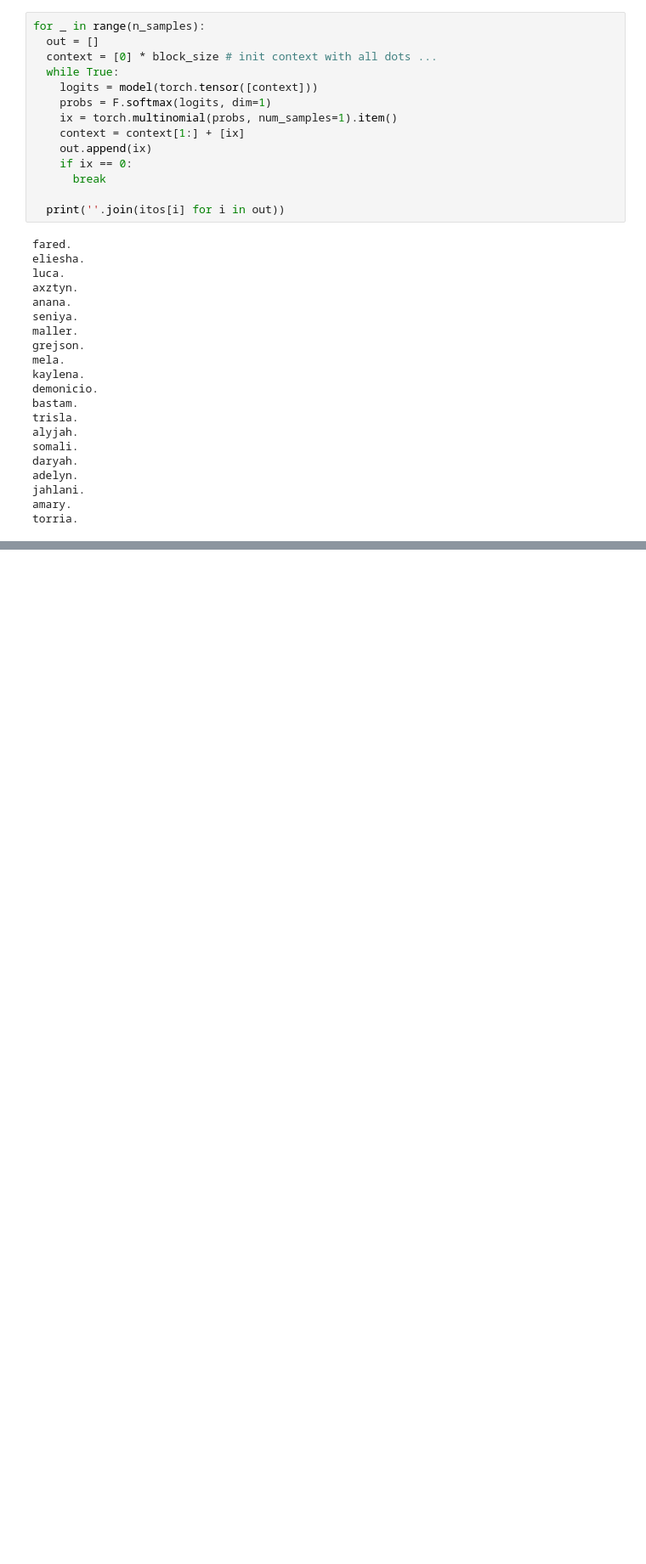
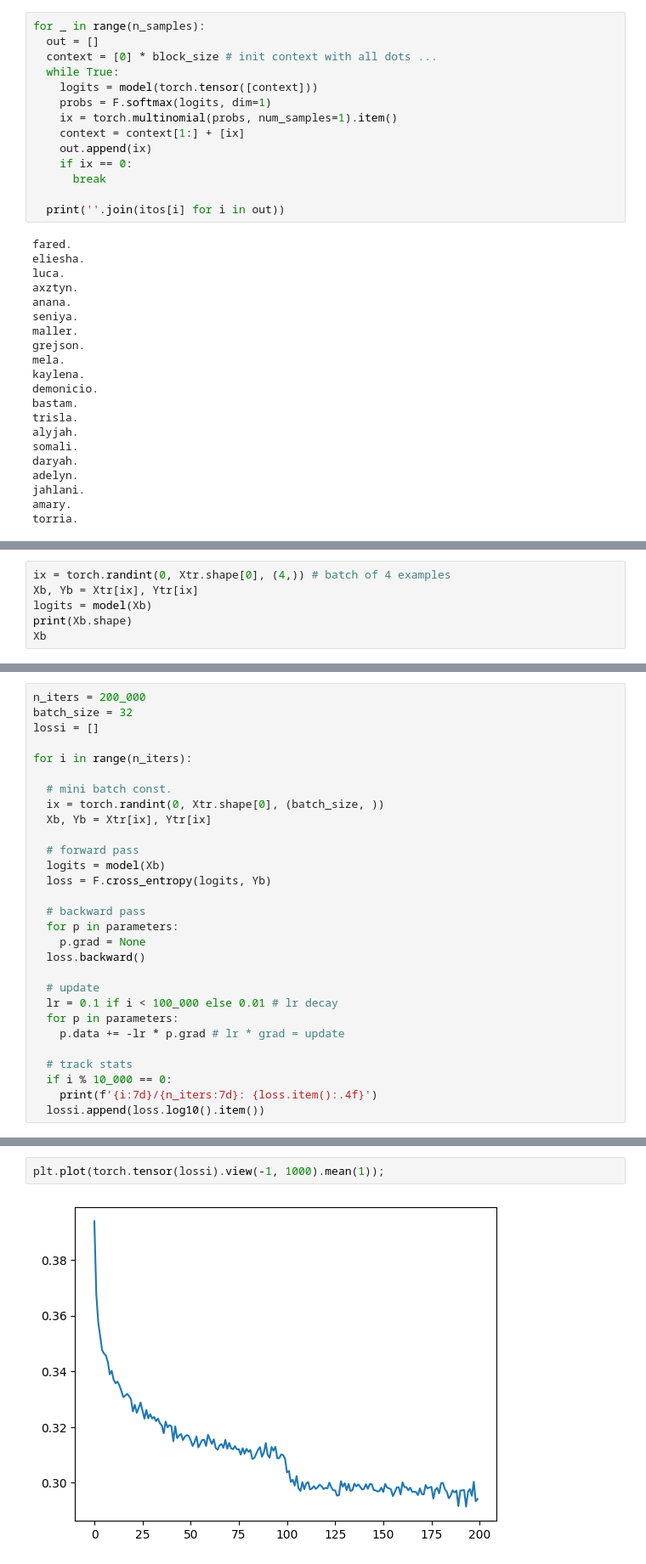
Before and after one commit to startswithzed/neural-nets-playground, a Jupyter notebook: makemore/wavenet.ipynb, the cells around one changed output, grey strips where cells are left out. Shown at 85% size. Saved outputs shown, nothing was run; the diff lists cells and outputs as text; blank space fills up the shorter version.

```diff
--- a/makemore/wavenet.ipynb
+++ b/makemore/wavenet.ipynb
@@ -737,0 +906,6 @@ torria.
+# %%
+ix = torch.randint(0, Xtr.shape[0], (4,)) # batch of 4 examples
+Xb, Yb = Xtr[ix], Ytr[ix]
+logits = model(Xb)
+print(Xb.shape)
+Xb
@@ -737,0 +962,29 @@ torria.
+# %%
+n_iters = 200_000
+batch_size = 32
+lossi = []
+
+for i in range(n_iters):
+
+  # mini batch const.
+  ix = torch.randint(0, Xtr.shape[0], (batch_size, ))
+  Xb, Yb = Xtr[ix], Ytr[ix]
+
+  # forward pass
+  logits = model(Xb)
+  loss = F.cross_entropy(logits, Yb)
+
+  # backward pass
+  for p in parameters:
+    p.grad = None
+  loss.backward()
+
+  # update
+  lr = 0.1 if i < 100_000 else 0.01 # lr decay
+  for p in parameters:
+    p.data += -lr * p.grad # lr * grad = update
+
+  # track stats
+  if i % 10_000 == 0:
+    print(f'{i:7d}/{n_iters:7d}: {loss.item():.4f}')
+  lossi.append(loss.log10().item())
@@ -737,0 +1012,4 @@ torria.
+# %%
+plt.plot(torch.tensor(lossi).view(-1, 1000).mean(1));
+# %% [output]
+[figure, added]
```
Also changed, not shown: parts of 39 cells of this notebook.
